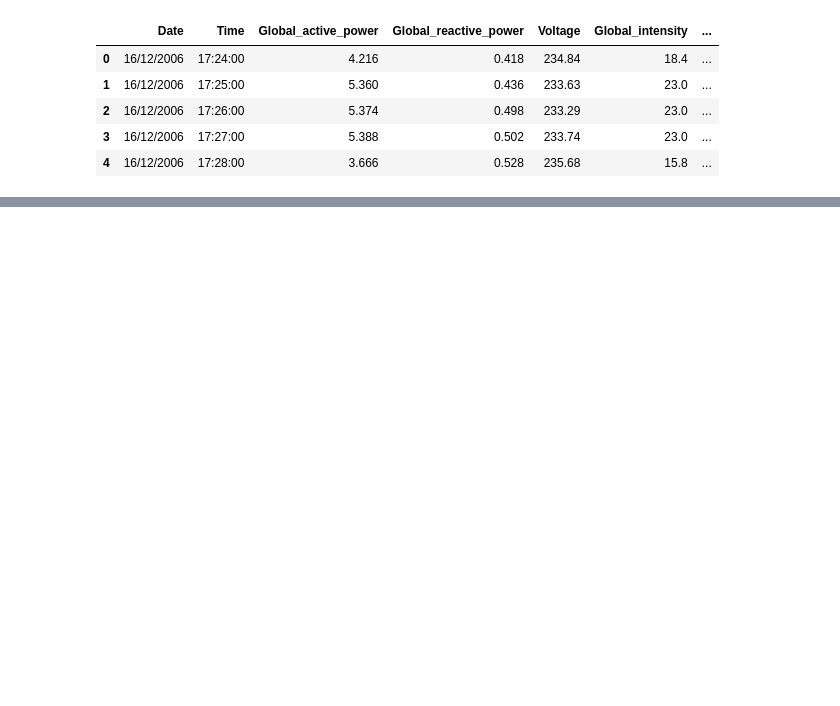
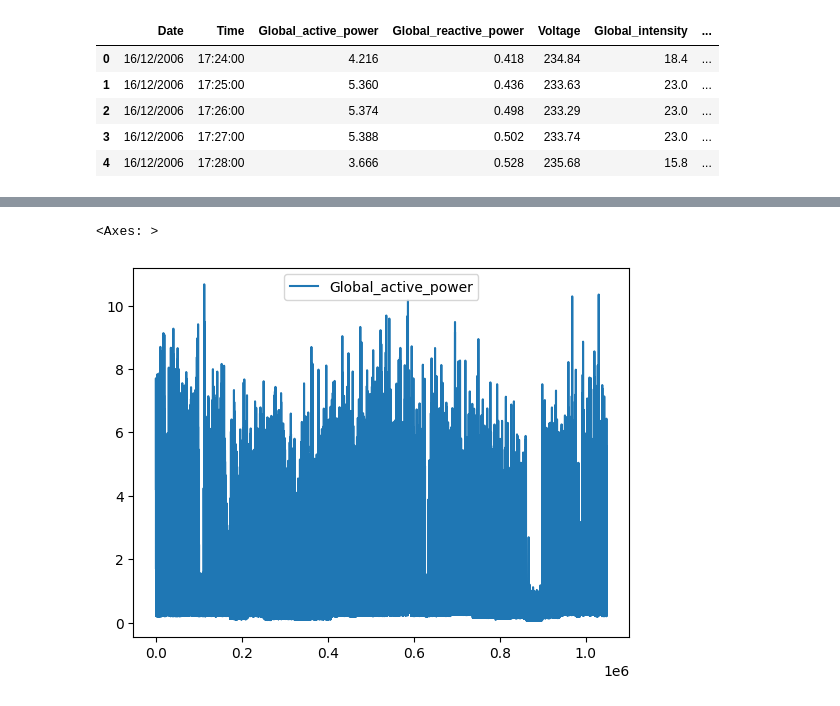
Before and after one commit to Enkhbayasgalan97/CA1-2026163, a Jupyter notebook: arma.ipynb, the cells around one changed output, grey strips where cells are left out. Cells and saved outputs as stored; diff of their text form; code cells hidden in the pictures; blank space fills up the shorter version.

Commit message:
started time series evaluate

```diff
--- a/arma.ipynb
+++ b/arma.ipynb
@@ -26,5 +26,3 @@ df.head()
 | 2 | 16/12/2006 | 17:26:00 | 5.374 | 0.498 | 233.29 | 23.0 | ... |
 | 3 | 16/12/2006 | 17:27:00 | 5.388 | 0.502 | 233.74 | 23.0 | ... |
 | 4 | 16/12/2006 | 17:28:00 | 3.666 | 0.528 | 235.68 | 15.8 | ... |
-# %%
-df=df.drop(columns=df.columns[-6:])
@@ -174,5 +28,0 @@ df.head()
-# %%
-df["Datetime_Str"]=df["Date"].astype(str)+ " " +df["Time"].astype(str)
-df["Datetime"]=pd.to_datetime(df["Datetime_Str"], format ="%d/%m/%Y %H:%M:%S")
-# %%
-df["hour_of_day"]=df["Datetime"].dt.hour
@@ -208,0 +48,3 @@ log_df.plot()
+# %%
+Column_drop=["Time"]+list(df.columns[-6:])
+df_1=df.drop(columns=Column_drop)
@@ -208,0 +60,5 @@ log_df.plot()
+# %%
+df_1.plot()
+# %% [output]
+<Axes: >
+[figure, added]
```
Also changed, not shown: parts of 43 cells of this notebook, 1 other file.
